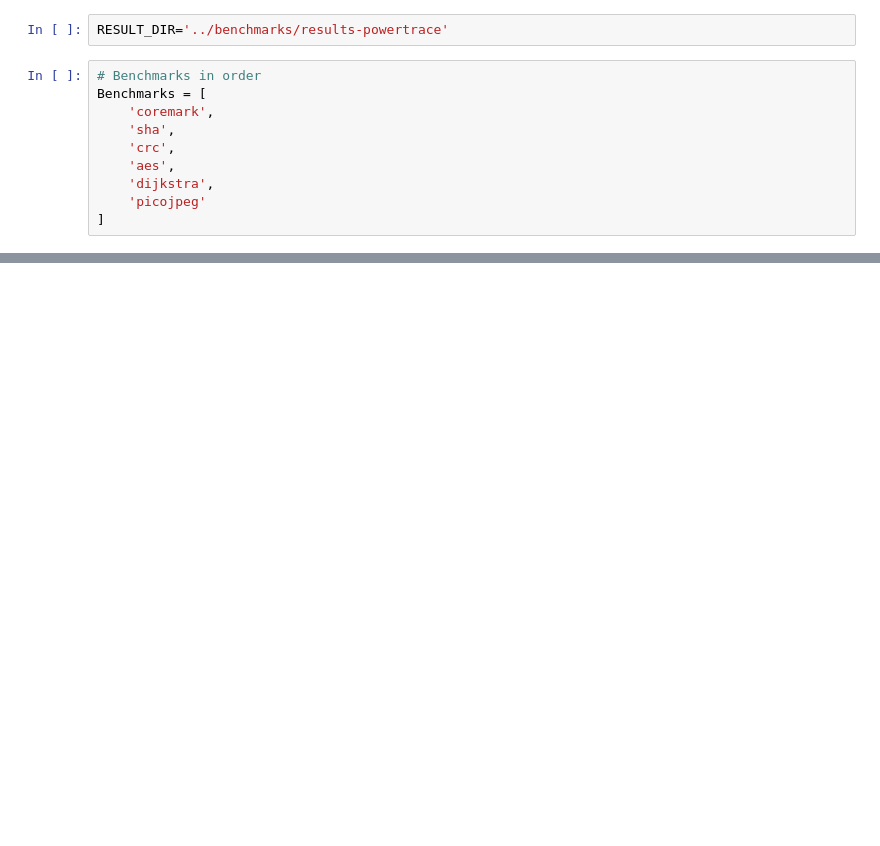
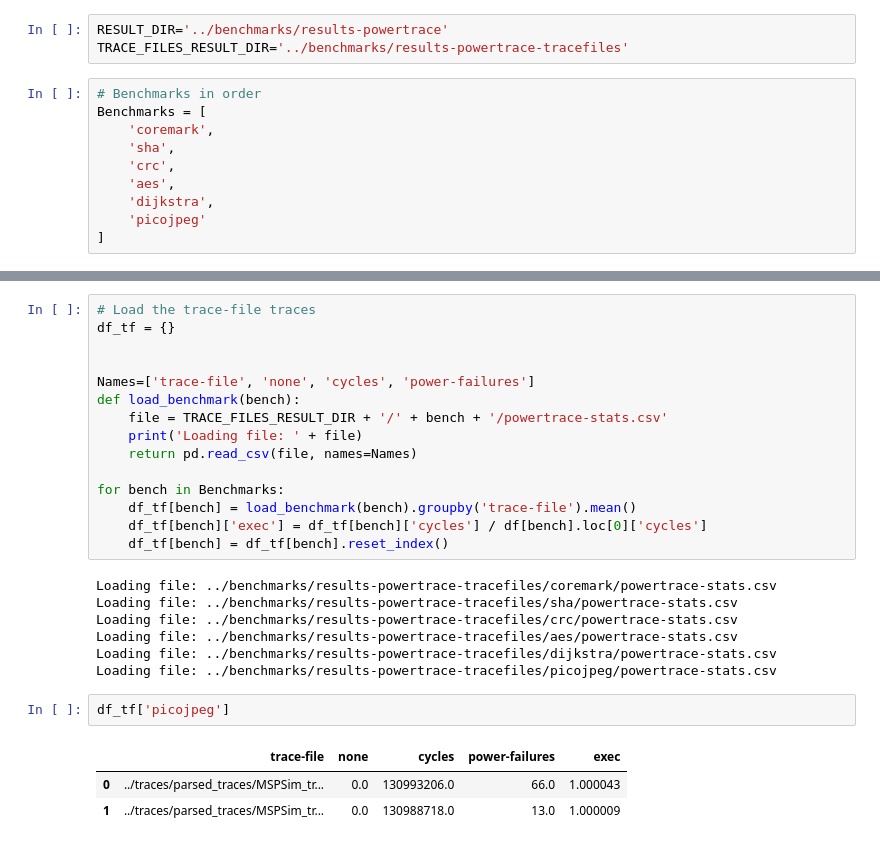
Before and after one commit to TUDSSL/WARio, a Jupyter notebook: plotting/PowertracePlot.ipynb, the cells around one changed output, grey strips where cells are left out. Drawn from its saved outputs; the diff is of its cells as text; blank space fills up the shorter version.

```diff
--- a/plotting/PowertracePlot.ipynb
+++ b/plotting/PowertracePlot.ipynb
@@ -15,6 +15,7 @@ from BenchmarkConfiguration import *
 rcParams.update({"font.size": 11})
 # %%
 RESULT_DIR='../benchmarks/results-powertrace'
+TRACE_FILES_RESULT_DIR='../benchmarks/results-powertrace-tracefiles'
 # %%
 # Benchmarks in order
 Benchmarks = [
@@ -63,3 +62,31 @@ df['coremark']
+# %%
+# Load the trace-file traces
+df_tf = {}
+
+
+Names=['trace-file', 'none', 'cycles', 'power-failures']
+def load_benchmark(bench):
+    file = TRACE_FILES_RESULT_DIR + '/' + bench + '/powertrace-stats.csv'
+    print('Loading file: ' + file)
+    return pd.read_csv(file, names=Names)
+
+for bench in Benchmarks:
+    df_tf[bench] = load_benchmark(bench).groupby('trace-file').mean()
+    df_tf[bench]['exec'] = df_tf[bench]['cycles'] / df[bench].loc[0]['cycles']
+    df_tf[bench] = df_tf[bench].reset_index()
+# %% [output]
+Loading file: ../benchmarks/results-powertrace-tracefiles/coremark/powertrace-stats.csv
+Loading file: ../benchmarks/results-powertrace-tracefiles/sha/powertrace-stats.csv
+Loading file: ../benchmarks/results-powertrace-tracefiles/crc/powertrace-stats.csv
+Loading file: ../benchmarks/results-powertrace-tracefiles/aes/powertrace-stats.csv
+Loading file: ../benchmarks/results-powertrace-tracefiles/dijkstra/powertrace-stats.csv
+Loading file: ../benchmarks/results-powertrace-tracefiles/picojpeg/powertrace-stats.csv
+# %%
+df_tf['picojpeg']
+# %% [output]
+|  | trace-file | none | cycles | power-failures | exec |
+| 0 | ../traces/parsed_traces/MSPSim_tr... | 0.0 | 130993206.0 | 66.0 | 1.000043 |
+| 1 | ../traces/parsed_traces/MSPSim_tr... | 0.0 | 130988718.0 | 13.0 | 1.000009 |
 # %%
 # Create the latex table holding all the info
 OnTimes = [
```
Also changed, not shown: parts of 3 cells of this notebook, 1 other file.
